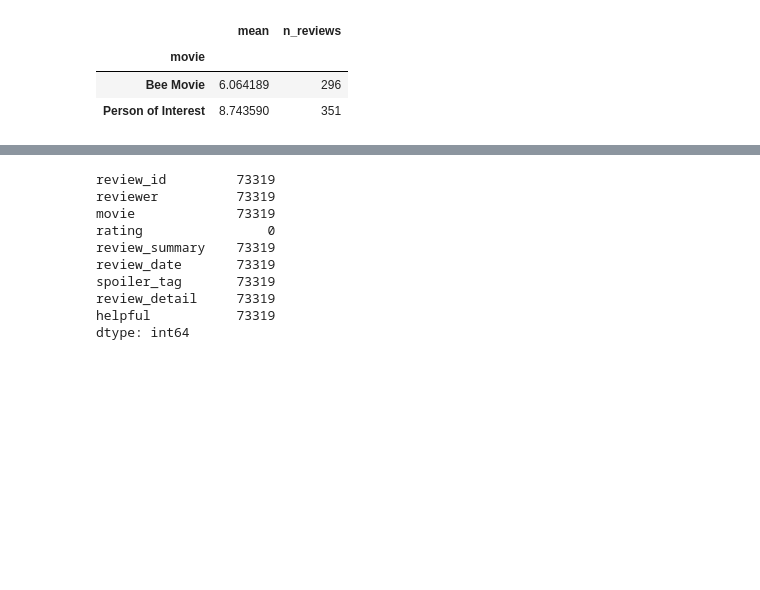
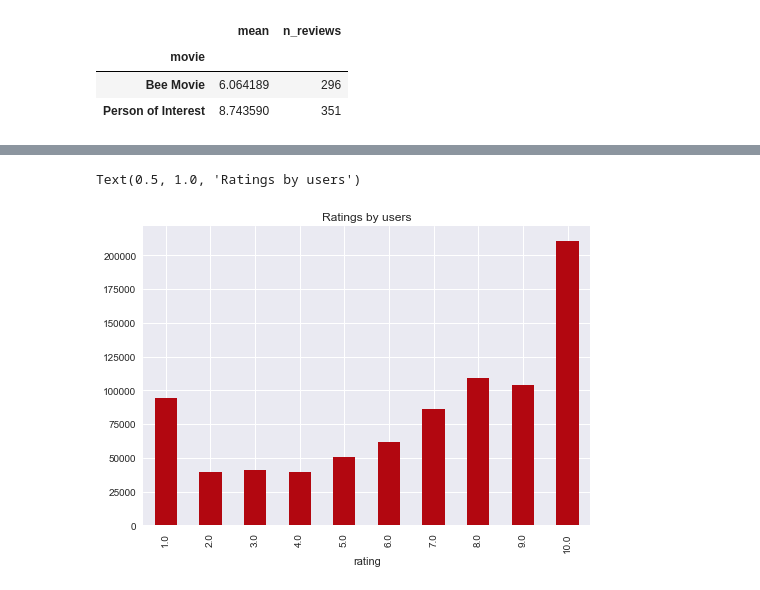
Before and after one commit to rfontao/PRI, a Jupyter notebook: analysis_reviews.ipynb, the cells around one changed output, grey strips where cells are left out. Cells and saved outputs as stored; diff of their text form; code cells hidden in the pictures; blank space fills up the shorter version.

```diff
--- a/analysis_reviews.ipynb
+++ b/analysis_reviews.ipynb
@@ -45,13 +50,9 @@ sns.kdeplot(movie_scores['mean'], shade=True)
-# %%
-reviews[reviews['rating'].isnull()].count()
-# %% [output]
-review_id         73319
-reviewer          73319
-movie             73319
-rating                0
-review_summary    73319
-review_date       73319
-spoiler_tag       73319
-review_detail     73319
-helpful           73319
-dtype: int64
+# %%
+# reviews['rating'].plot(kind='bar', color=palette['secondary'])
+fig, ax = plt.subplots()
+reviews.groupby('rating')['movie'].count().plot(kind='bar', color=palette['secondary'], ax=ax)
+
+ax.set_title('Ratings by users')
+# %% [output]
+Text(0.5, 1.0, 'Ratings by users')
+[figure, added]
```
Also changed, not shown: parts of 2 cells of this notebook, 5 other files.
